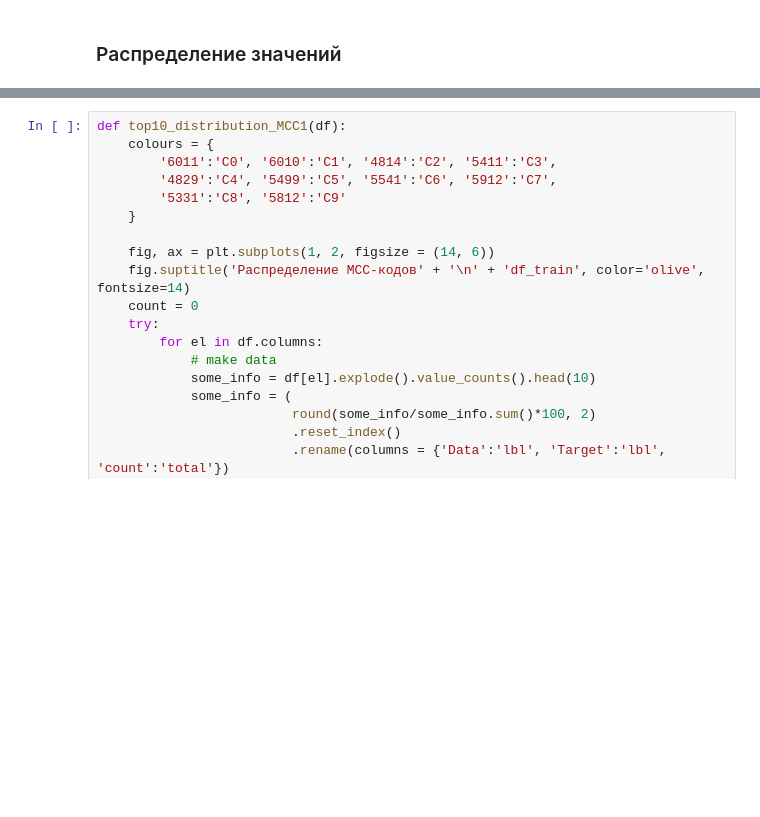
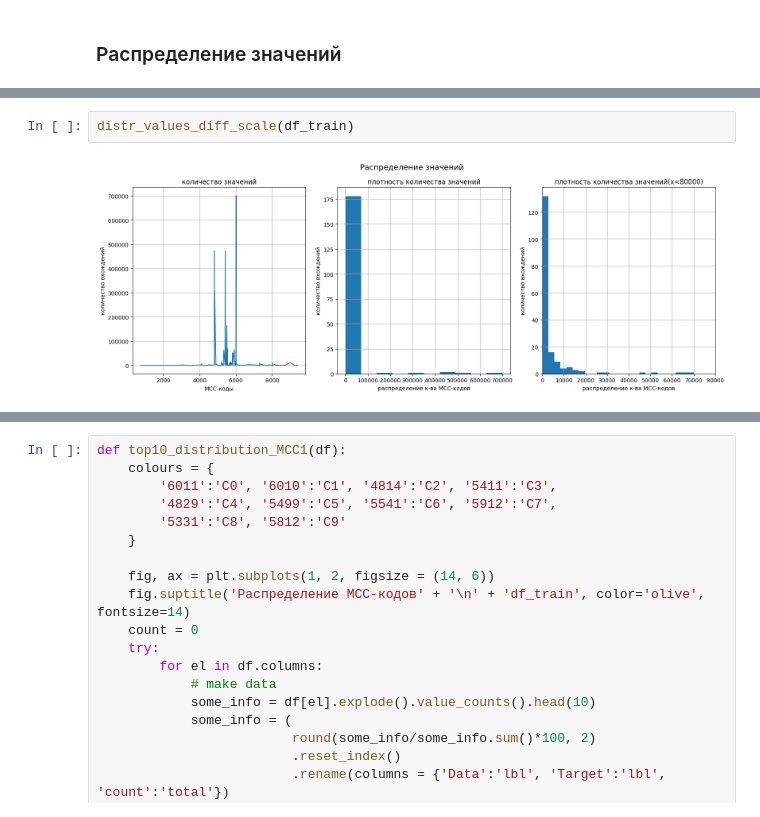
Before and after one commit to observer012/Pet_projects, a Jupyter notebook: kaggle Alfa-bank/Alfa_task.ipynb, the cells around one changed output, grey strips where cells are left out. Saved outputs shown, nothing was run; the diff lists cells and outputs as text; blank space fills up the shorter version.

Commit message:
14. add graph 'distribution MCC-codes'. Descriptions has been edited

```diff
--- a/kaggle Alfa-bank/Alfa_task.ipynb
+++ b/kaggle Alfa-bank/Alfa_task.ipynb
@@ -312,0 +399,4 @@ duplicate_val(df_train.loc[0, 'Data'])
+# %%
+distr_values_diff_scale(df_train)
+# %% [output]
+[figure, added]
```
Also changed, not shown: parts of 18 cells of this notebook.
